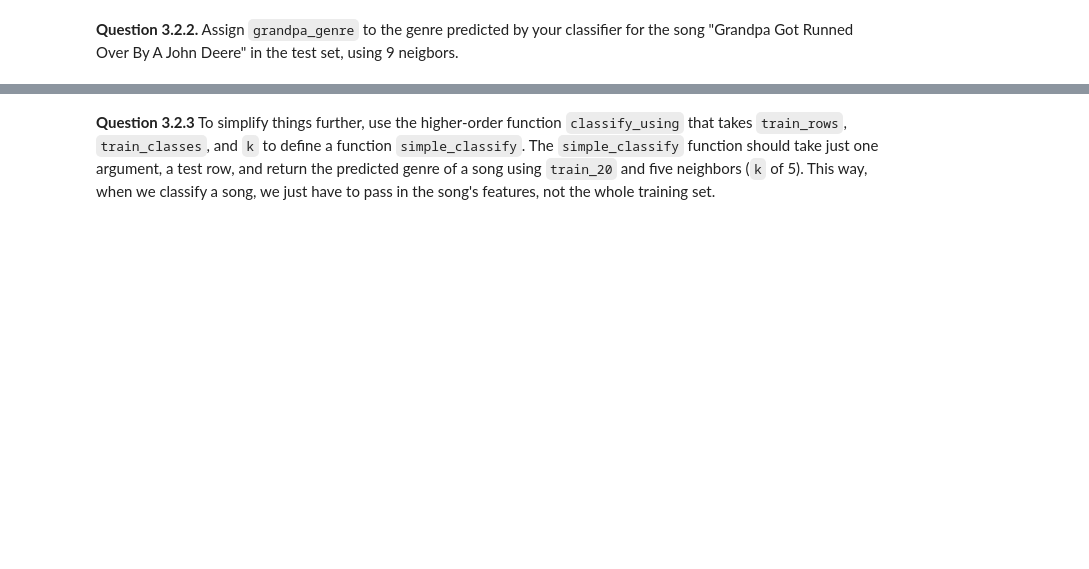
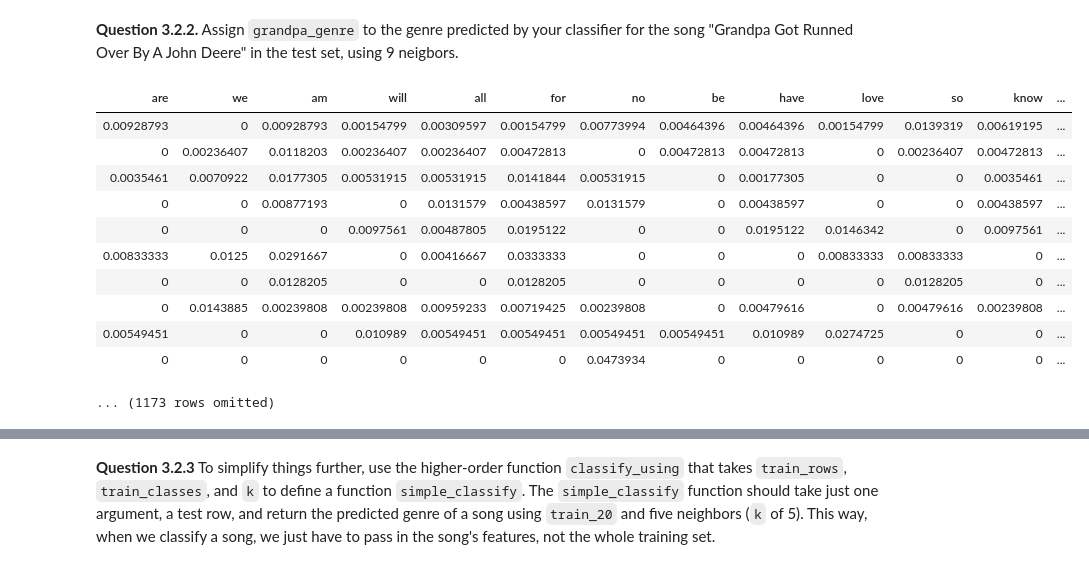
Before and after one commit to data-8/data8assets, a Jupyter notebook: labs/project2/project2.ipynb, the cells around one changed output, grey strips where cells are left out. Saved outputs shown, nothing was run; the diff lists cells and outputs as text; code cells hidden in the pictures; blank space fills up the shorter version.

```diff
--- a/labs/project2/project2.ipynb
+++ b/labs/project2/project2.ipynb
@@ -537,8 +592,10 @@ It should return the class your classifier picks for the given row of features (
 # %%
 def classify(test_row, train_rows, train_classes, k):
     """Return the most common class among k nearest neigbors to test_row."""
-    distances = ...
-    genre_and_distances = ...
-    ...
+    distances = fast_distances(test_row, train_rows)
+    genre_and_distances = Table().with_columns([
+    'Genre', train_classes,
+    'Distance', distances]).sort("Distance")
+    return genre_and_distances.take(np.arange(k)).group('Genre',len).sort('Distance len', descending=True) .column(0).item(0)
 # %%
 _ = project2.grade("q321")
@@ -551,2 +613,19 @@ grandpa_genre
+# %%
+grandpa_features = test_lyrics.where('Title',"Grandpa Got Runned Over By A John Deere").select(my_20_features).row(0)
+grandpa_genre = classify(grandpa_features, train_20, train_lyrics.column('Genre'), 9)
+train_20
+# %% [output]
+| are | we | am | will | all | for | no | be | have | love | so | know | ... |
+| 0.00928793 | 0 | 0.00928793 | 0.00154799 | 0.00309597 | 0.00154799 | 0.00773994 | 0.00464396 | 0.00464396 | 0.00154799 | 0.0139319 | 0.00619195 | ... |
+| 0 | 0.00236407 | 0.0118203 | 0.00236407 | 0.00236407 | 0.00472813 | 0 | 0.00472813 | 0.00472813 | 0 | 0.00236407 | 0.00472813 | ... |
+| 0.0035461 | 0.0070922 | 0.0177305 | 0.00531915 | 0.00531915 | 0.0141844 | 0.00531915 | 0 | 0.00177305 | 0 | 0 | 0.0035461 | ... |
+| 0 | 0 | 0.00877193 | 0 | 0.0131579 | 0.00438597 | 0.0131579 | 0 | 0.00438597 | 0 | 0 | 0.00438597 | ... |
+| 0 | 0 | 0 | 0.0097561 | 0.00487805 | 0.0195122 | 0 | 0 | 0.0195122 | 0.0146342 | 0 | 0.0097561 | ... |
+| 0.00833333 | 0.0125 | 0.0291667 | 0 | 0.00416667 | 0.0333333 | 0 | 0 | 0 | 0.00833333 | 0.00833333 | 0 | ... |
+| 0 | 0 | 0.0128205 | 0 | 0 | 0.0128205 | 0 | 0 | 0 | 0 | 0.0128205 | 0 | ... |
+| 0 | 0.0143885 | 0.00239808 | 0.00239808 | 0.00959233 | 0.00719425 | 0.00239808 | 0 | 0.00479616 | 0 | 0.00479616 | 0.00239808 | ... |
+| 0.00549451 | 0 | 0 | 0.010989 | 0.00549451 | 0.00549451 | 0.00549451 | 0.00549451 | 0.010989 | 0.0274725 | 0 | 0 | ... |
+| 0 | 0 | 0 | 0 | 0 | 0 | 0.0473934 | 0 | 0 | 0 | 0 | 0 | ... |
+... (1173 rows omitted)
 # %%
 _ = project2.grade("q322")
```
Also changed, not shown: parts of 25 cells of this notebook.
